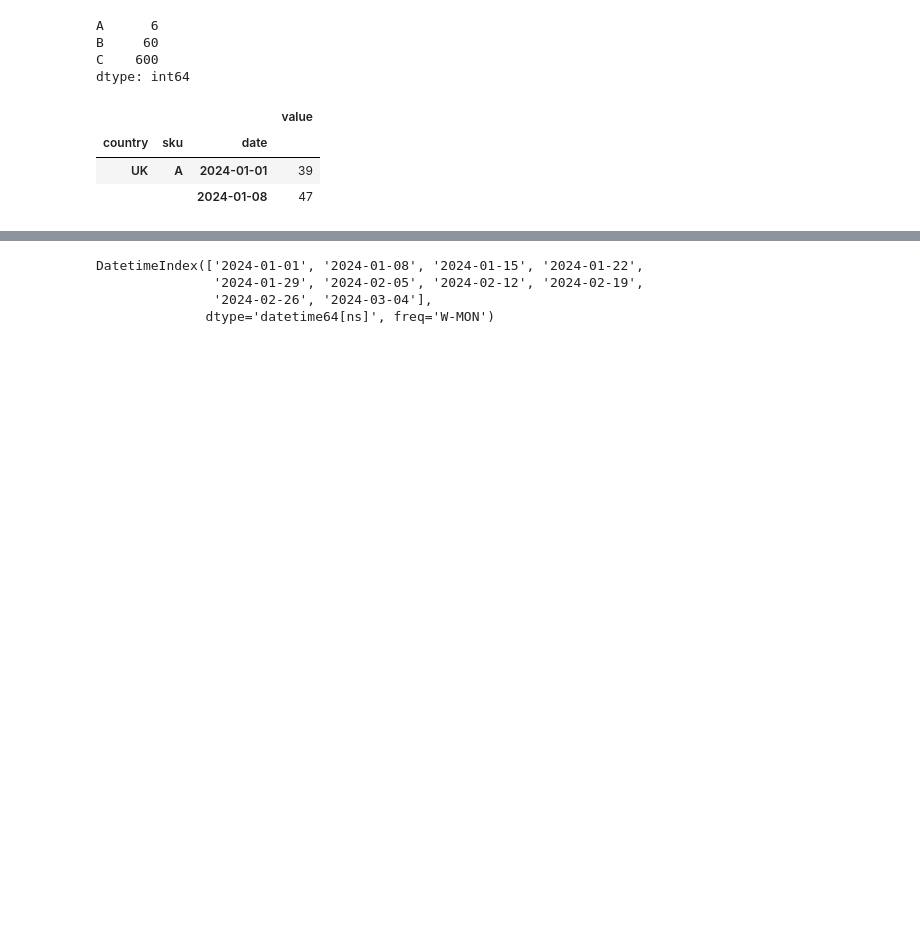
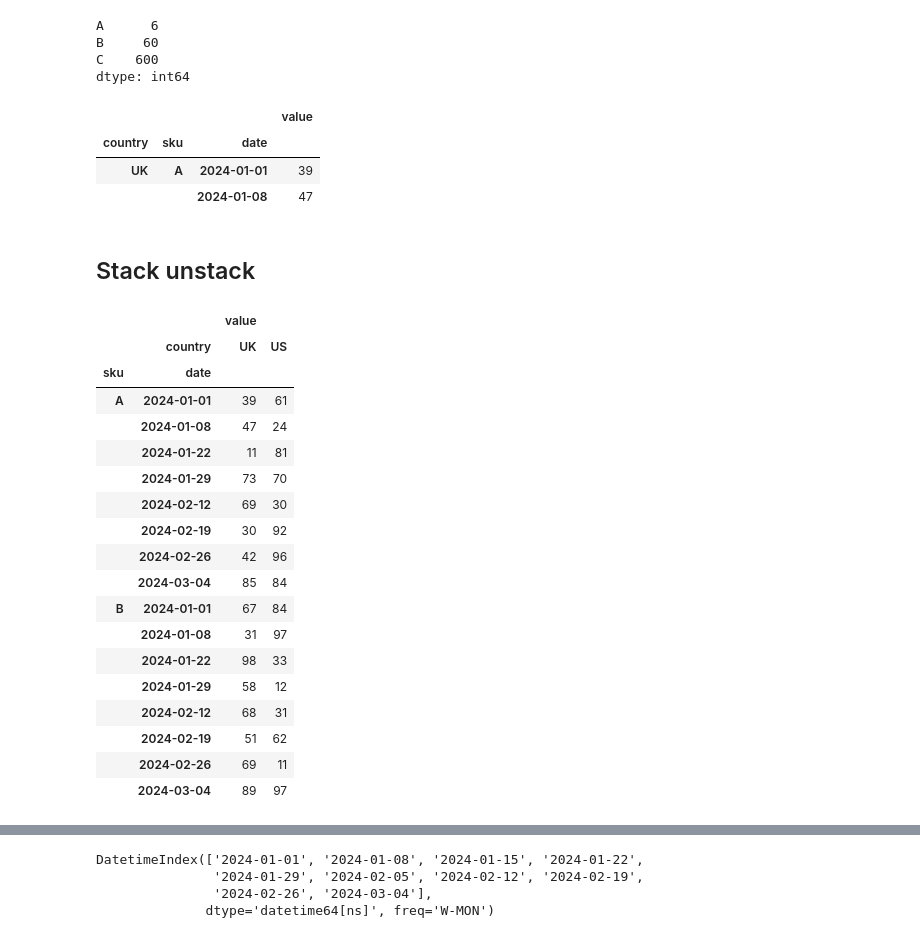
Before and after one commit to lohraspco/data-science, a Jupyter notebook: interview/pythonprep.ipynb, the cells around one changed output, grey strips where cells are left out. Drawn from its saved outputs; the diff is of its cells as text; code cells hidden in the pictures; blank space fills up the shorter version.

```diff
--- a/interview/pythonprep.ipynb
+++ b/interview/pythonprep.ipynb
@@ -681,3 +879,28 @@ df.head(2)
 | country | sku | date |  |
 | UK | A | 2024-01-01 | 39 |
 |  |  | 2024-01-08 | 47 |
+# %% [markdown]
+##  Stack unstack
+# %%
+df2 = df.unstack("country")
+df2
+# %% [output]
+|  |  | value |  |
+|  | country | UK | US |
+| sku | date |  |  |
+| A | 2024-01-01 | 39 | 61 |
+|  | 2024-01-08 | 47 | 24 |
+|  | 2024-01-22 | 11 | 81 |
+|  | 2024-01-29 | 73 | 70 |
+|  | 2024-02-12 | 69 | 30 |
+|  | 2024-02-19 | 30 | 92 |
+|  | 2024-02-26 | 42 | 96 |
+|  | 2024-03-04 | 85 | 84 |
+| B | 2024-01-01 | 67 | 84 |
+|  | 2024-01-08 | 31 | 97 |
+|  | 2024-01-22 | 98 | 33 |
+|  | 2024-01-29 | 58 | 12 |
+|  | 2024-02-12 | 68 | 31 |
+|  | 2024-02-19 | 51 | 62 |
+|  | 2024-02-26 | 69 | 11 |
+|  | 2024-03-04 | 89 | 97 |
```
Also changed, not shown: parts of 36 cells of this notebook.
